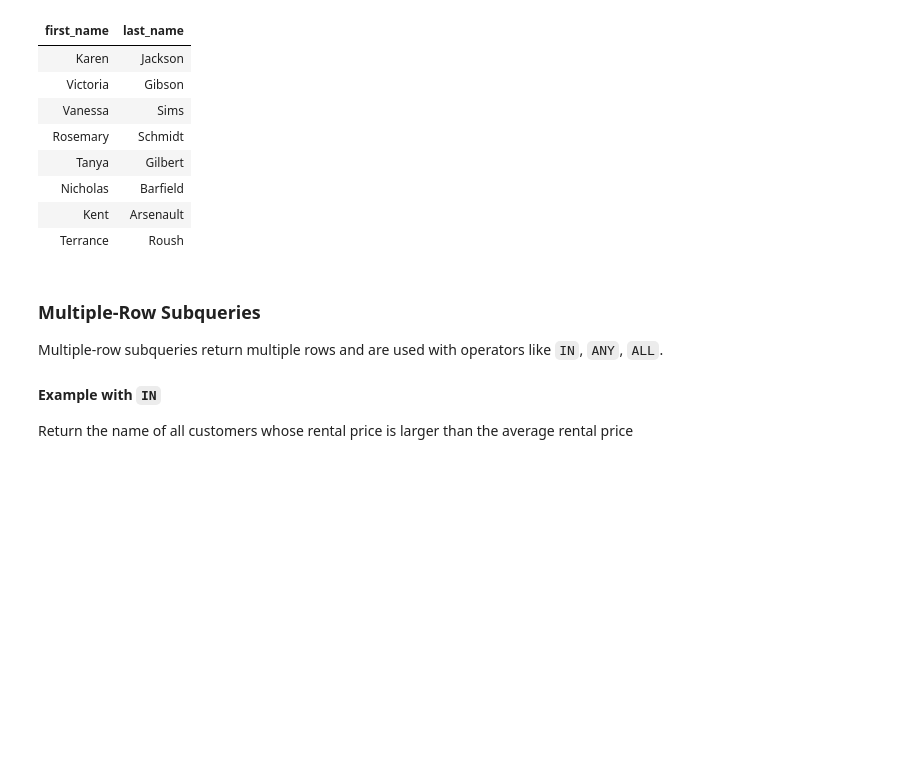
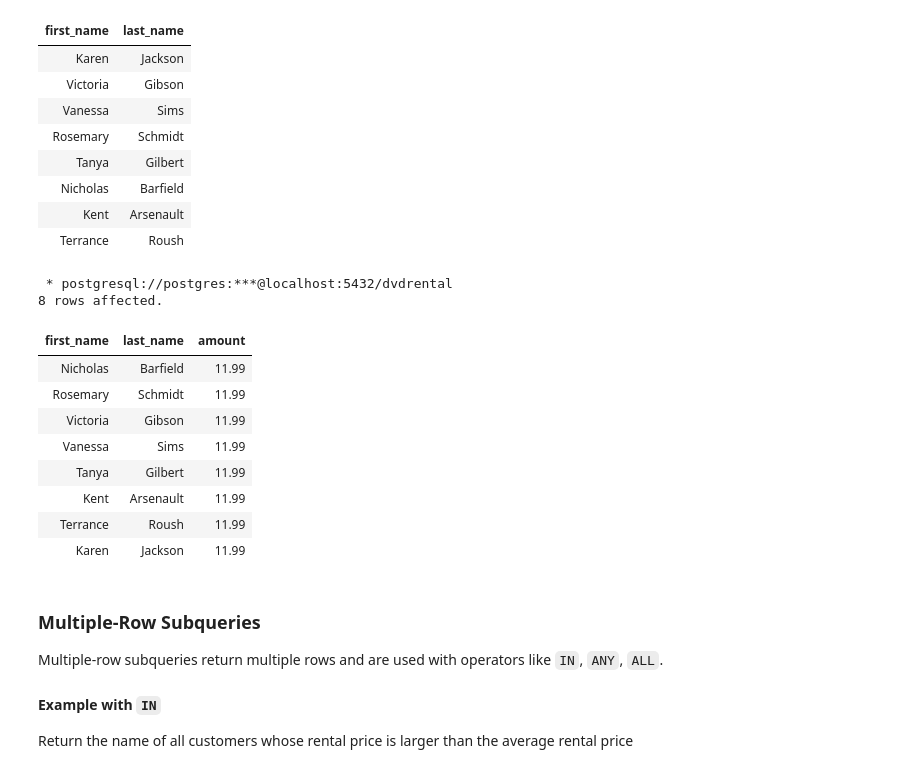
Before and after one commit to TRU-DASC/DASC_5410_students, a Jupyter notebook: _sources/lectures/lecture9.ipynb, the cells around one changed output. Saved outputs shown, nothing was run; the diff lists cells and outputs as text; code cells hidden in the pictures; blank space fills up the shorter version.

```diff
--- a/_sources/lectures/lecture9.ipynb
+++ b/_sources/lectures/lecture9.ipynb
@@ -463,6 +509,24 @@ WHERE customer_id IN (
 | Nicholas | Barfield |
 | Kent | Arsenault |
 | Terrance | Roush |
+# %%
+%%sql
+SELECT first_name, last_name, amount
+FROM customer
+INNER JOIN (SELECT customer_id, amount FROM payment WHERE amount > 11.00) AS p
+ON customer.customer_id = p.customer_id;
+# %% [output]
+ * postgresql://postgres:***@localhost:5432/dvdrental
+8 rows affected.
+| first_name | last_name | amount |
+| Nicholas | Barfield | 11.99 |
+| Rosemary | Schmidt | 11.99 |
+| Victoria | Gibson | 11.99 |
+| Vanessa | Sims | 11.99 |
+| Tanya | Gilbert | 11.99 |
+| Kent | Arsenault | 11.99 |
+| Terrance | Roush | 11.99 |
+| Karen | Jackson | 11.99 |
 # %% [markdown]
 ### Multiple-Row Subqueries
 Multiple-row subqueries return multiple rows and are used with operators like `IN`, `ANY`, `ALL`.
```
Also changed, not shown: parts of 13 cells of this notebook, 9 other files.
